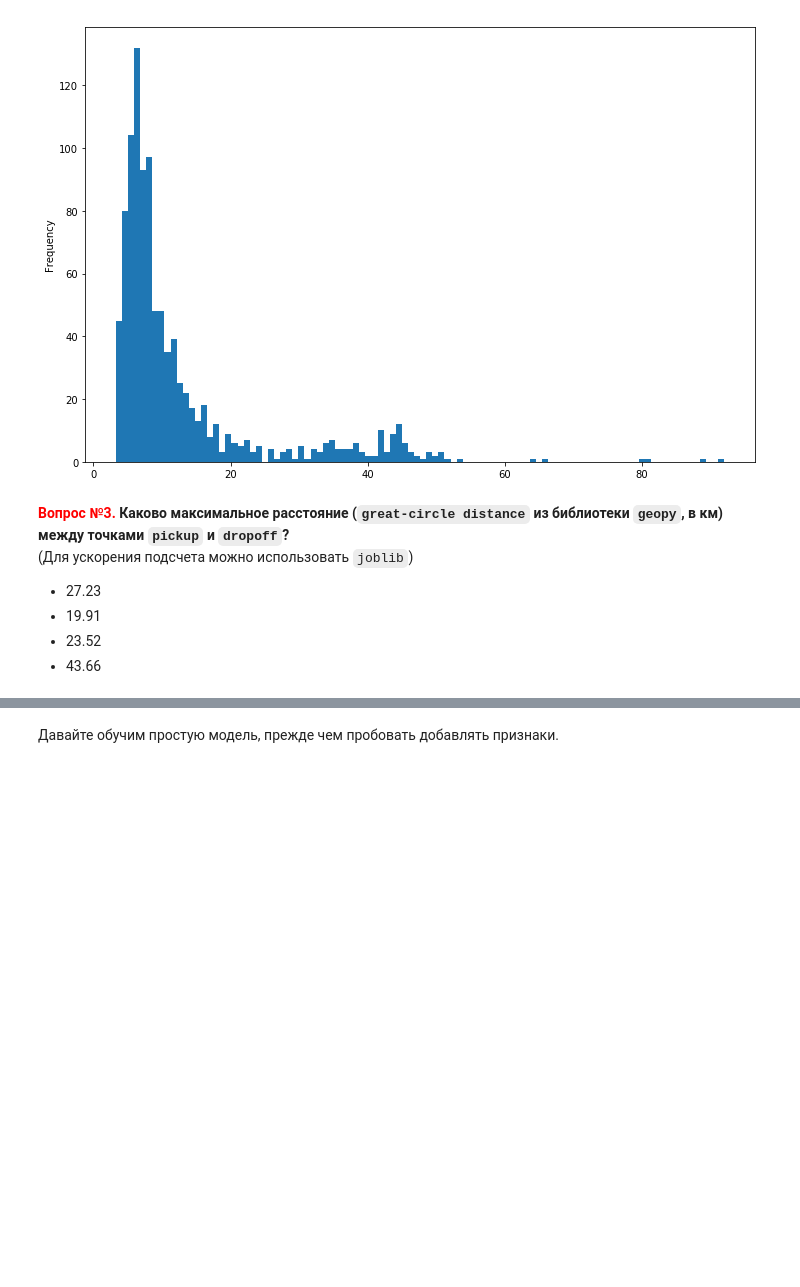
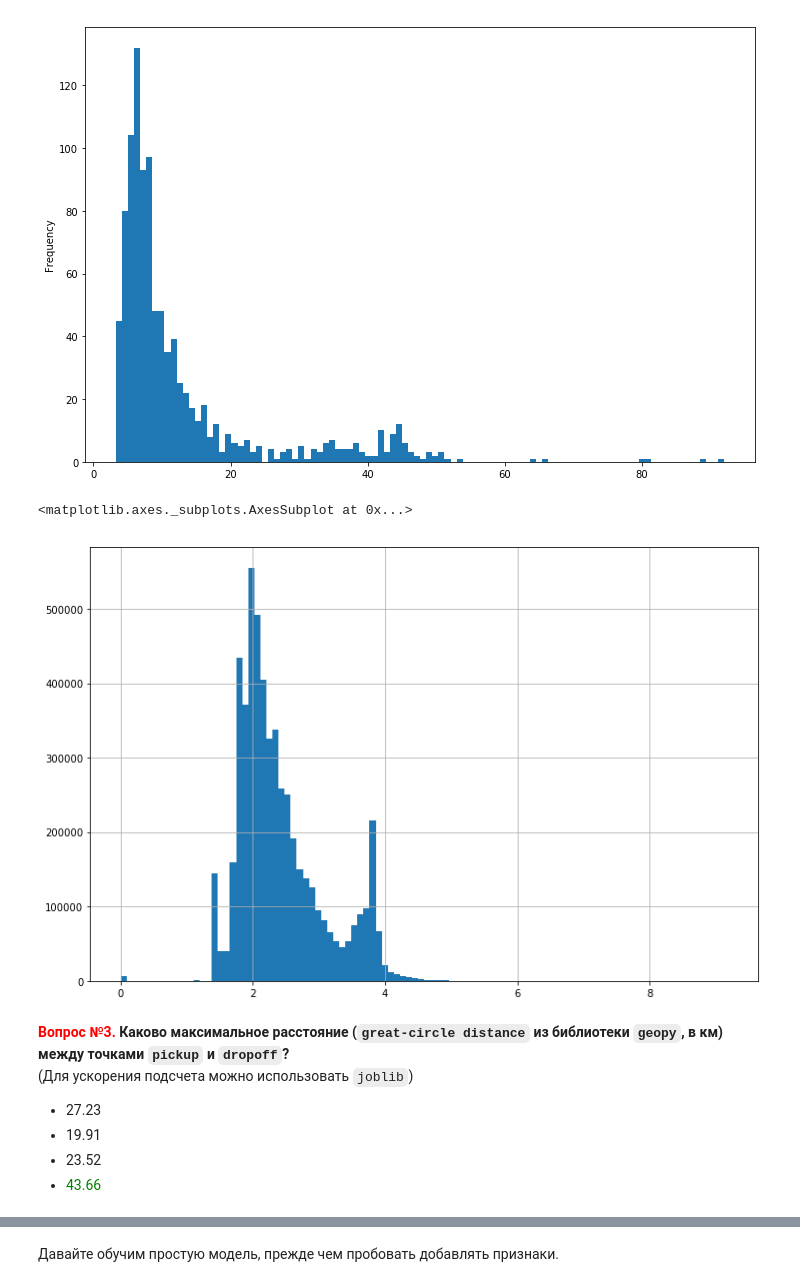
Before and after one commit to genmih/mlcourse_open, a Jupyter notebook: hw6_session2_features.ipynb, the cells around one changed output, grey strips where cells are left out. Saved outputs shown, nothing was run; the diff lists cells and outputs as text; code cells hidden in the pictures; blank space fills up the shorter version.

```diff
--- a/hw6_session2_features.ipynb
+++ b/hw6_session2_features.ipynb
@@ -70,9 +70,14 @@ assert df.shape == (5432105, 18)
 target.sample(1000, random_state=RANDOM_STATE).plot(kind='hist', bins=100);
 # %% [output]
 [figure]
+# %%
+np.log(target+1).hist(bins=100)
+# %% [output]
+<matplotlib.axes._subplots.AxesSubplot at 0x...>
+[figure, added]
 # %% [markdown]
 **<font color='red'>Вопрос №3.</font> Каково максимальное расстояние (`great-circle distance` из библиотеки `geopy`, в км) между точками `pickup` и `dropoff`?** <br>(Для ускорения подсчета можно использовать `joblib`)
 - 27.23
 - 19.91
 - 23.52
-- 43.66
+- <font color='green'>43.66</font>
```
Also changed, not shown: parts of 16 cells of this notebook.
